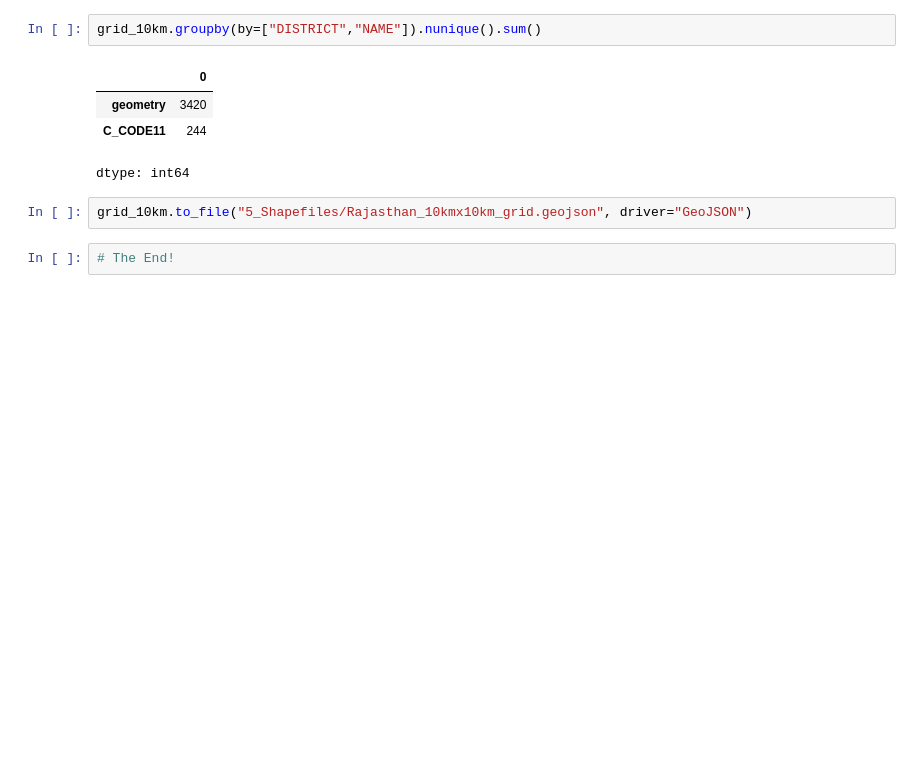
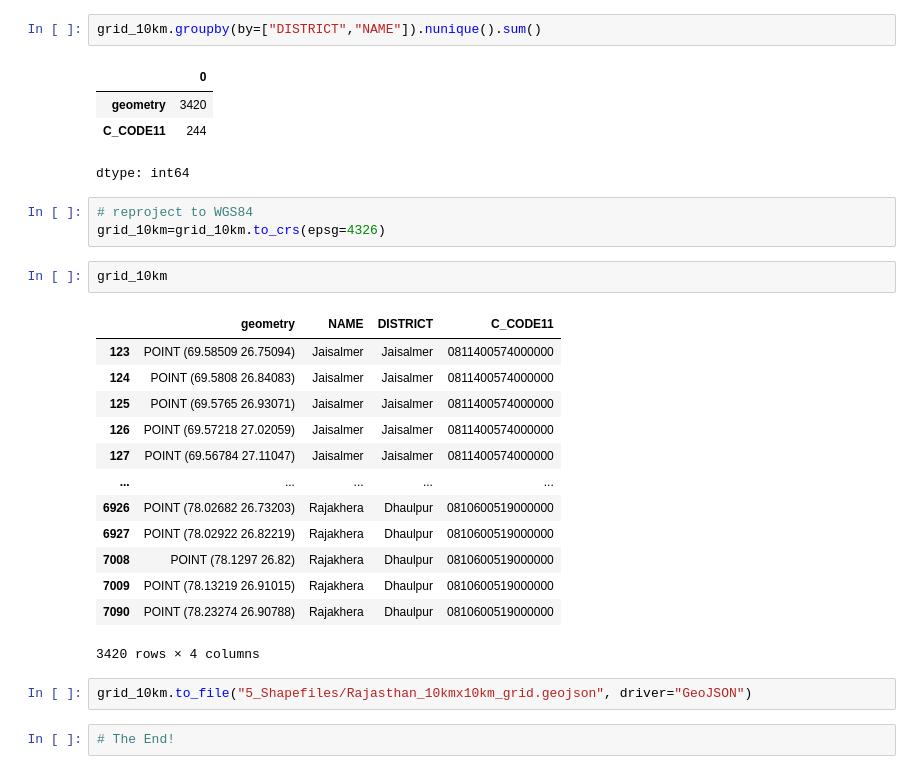
Before and after one commit to anujavenkatachalam04/chvi_vbd_rj, a Jupyter notebook: notebooks/create_10kmx10km_grid.ipynb, the cells around one changed output. Saved outputs shown, nothing was run; the diff lists cells and outputs as text; blank space fills up the shorter version.

```diff
--- a/notebooks/create_10kmx10km_grid.ipynb
+++ b/notebooks/create_10kmx10km_grid.ipynb
@@ -106,6 +106,25 @@ grid_10km.groupby(by=["DISTRICT","NAME"]).nunique().sum()
 | geometry | 3420 |
 | C_CODE11 | 244 |
 dtype: int64
+# %%
+# reproject to WGS84
+grid_10km=grid_10km.to_crs(epsg=4326)
+# %%
+grid_10km
+# %% [output]
+|  | geometry | NAME | DISTRICT | C_CODE11 |
+| 123 | POINT (69.58509 26.75094) | Jaisalmer | Jaisalmer | 0811400574000000 |
+| 124 | POINT (69.5808 26.84083) | Jaisalmer | Jaisalmer | 0811400574000000 |
+| 125 | POINT (69.5765 26.93071) | Jaisalmer | Jaisalmer | 0811400574000000 |
+| 126 | POINT (69.57218 27.02059) | Jaisalmer | Jaisalmer | 0811400574000000 |
+| 127 | POINT (69.56784 27.11047) | Jaisalmer | Jaisalmer | 0811400574000000 |
+| ... | ... | ... | ... | ... |
+| 6926 | POINT (78.02682 26.73203) | Rajakhera | Dhaulpur | 0810600519000000 |
+| 6927 | POINT (78.02922 26.82219) | Rajakhera | Dhaulpur | 0810600519000000 |
+| 7008 | POINT (78.1297 26.82) | Rajakhera | Dhaulpur | 0810600519000000 |
+| 7009 | POINT (78.13219 26.91015) | Rajakhera | Dhaulpur | 0810600519000000 |
+| 7090 | POINT (78.23274 26.90788) | Rajakhera | Dhaulpur | 0810600519000000 |
+3420 rows × 4 columns
 # %%
 grid_10km.to_file("5_Shapefiles/Rajasthan_10kmx10km_grid.geojson", driver="GeoJSON")
 # %%
```
